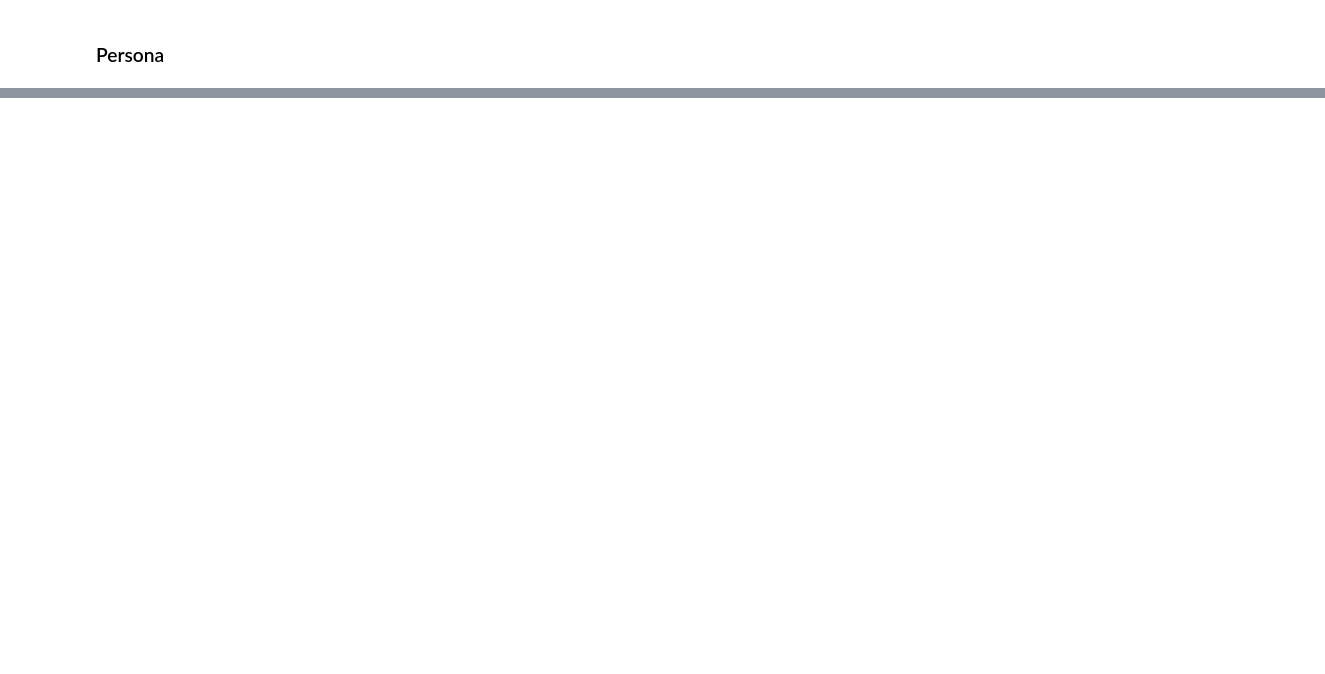
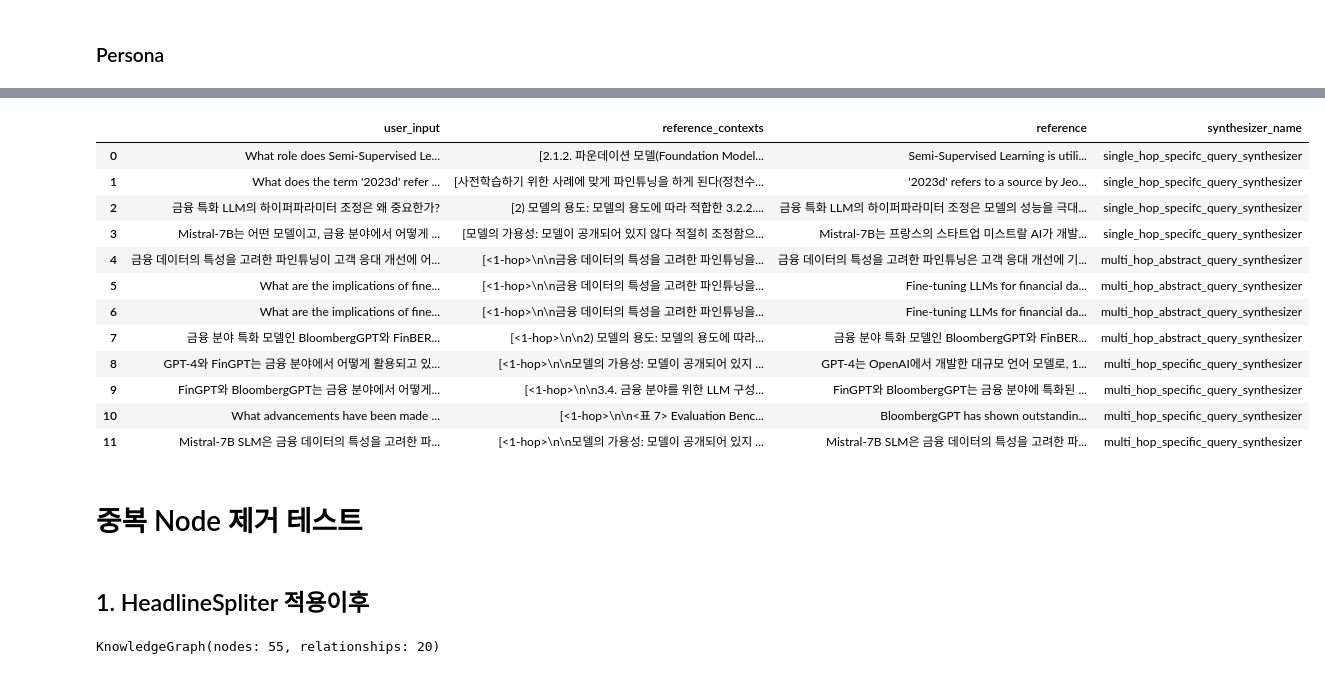
Before and after one commit to bm1120/RAG_practice, a Jupyter notebook: Synthetic Test Dataset Generation.ipynb, the cells around one changed output, grey strips where cells are left out. Drawn from its saved outputs; the diff is of its cells as text; code cells hidden in the pictures; blank space fills up the shorter version.

```diff
--- a/Synthetic Test Dataset Generation.ipynb
+++ b/Synthetic Test Dataset Generation.ipynb
@@ -934,0 +944,20 @@ test_df.shape
+# %%
+df
+# %% [output]
+|  | user_input | reference_contexts | reference | synthesizer_name |
+| 0 | What role does Semi-Supervised Le... | [2.1.2. 파운데이션 모델(Foundation Model... | Semi-Supervised Learning is utili... | single_hop_specifc_query_synthesizer |
+| 1 | What does the term '2023d' refer ... | [사전학습하기 위한 사례에 맞게 파인튜닝을 하게 된다(정천수... | '2023d' refers to a source by Jeo... | single_hop_specifc_query_synthesizer |
+| 2 | 금융 특화 LLM의 하이퍼파라미터 조정은 왜 중요한가? | [2) 모델의 용도: 모델의 용도에 따라 적합한 3.2.2.... | 금융 특화 LLM의 하이퍼파라미터 조정은 모델의 성능을 극대... | single_hop_specifc_query_synthesizer |
+| 3 | Mistral-7B는 어떤 모델이고, 금융 분야에서 어떻게 ... | [모델의 가용성: 모델이 공개되어 있지 않다 적절히 조정함으... | Mistral-7B는 프랑스의 스타트업 미스트랄 AI가 개발... | single_hop_specifc_query_synthesizer |
+| 4 | 금융 데이터의 특성을 고려한 파인튜닝이 고객 응대 개선에 어... | [<1-hop>\n\n금융 데이터의 특성을 고려한 파인튜닝을... | 금융 데이터의 특성을 고려한 파인튜닝은 고객 응대 개선에 기... | multi_hop_abstract_query_synthesizer |
+| 5 | What are the implications of fine... | [<1-hop>\n\n금융 데이터의 특성을 고려한 파인튜닝을... | Fine-tuning LLMs for financial da... | multi_hop_abstract_query_synthesizer |
+| 6 | What are the implications of fine... | [<1-hop>\n\n금융 데이터의 특성을 고려한 파인튜닝을... | Fine-tuning LLMs for financial da... | multi_hop_abstract_query_synthesizer |
+| 7 | 금융 분야 특화 모델인 BloombergGPT와 FinBER... | [<1-hop>\n\n2) 모델의 용도: 모델의 용도에 따라... | 금융 분야 특화 모델인 BloombergGPT와 FinBER... | multi_hop_abstract_query_synthesizer |
+| 8 | GPT-4와 FinGPT는 금융 분야에서 어떻게 활용되고 있... | [<1-hop>\n\n모델의 가용성: 모델이 공개되어 있지 ... | GPT-4는 OpenAI에서 개발한 대규모 언어 모델로, 1... | multi_hop_specific_query_synthesizer |
+| 9 | FinGPT와 BloombergGPT는 금융 분야에서 어떻게... | [<1-hop>\n\n3.4. 금융 분야를 위한 LLM 구성... | FinGPT와 BloombergGPT는 금융 분야에 특화된 ... | multi_hop_specific_query_synthesizer |
+| 10 | What advancements have been made ... | [<1-hop>\n\n<표 7> Evaluation Benc... | BloombergGPT has shown outstandin... | multi_hop_specific_query_synthesizer |
+| 11 | Mistral-7B SLM은 금융 데이터의 특성을 고려한 파... | [<1-hop>\n\n모델의 가용성: 모델이 공개되어 있지 ... | Mistral-7B SLM은 금융 데이터의 특성을 고려한 파... | multi_hop_specific_query_synthesizer |
+# %% [markdown]
+# 중복 Node 제거 테스트
+# %% [markdown]
+## 1. HeadlineSpliter 적용이후
@@ -934,0 +966,4 @@ test_df.shape
+# %%
+loaded_kg
+# %% [output]
+KnowledgeGraph(nodes: 55, relationships: 20)
```
Also changed, not shown: parts of 172 cells of this notebook.
